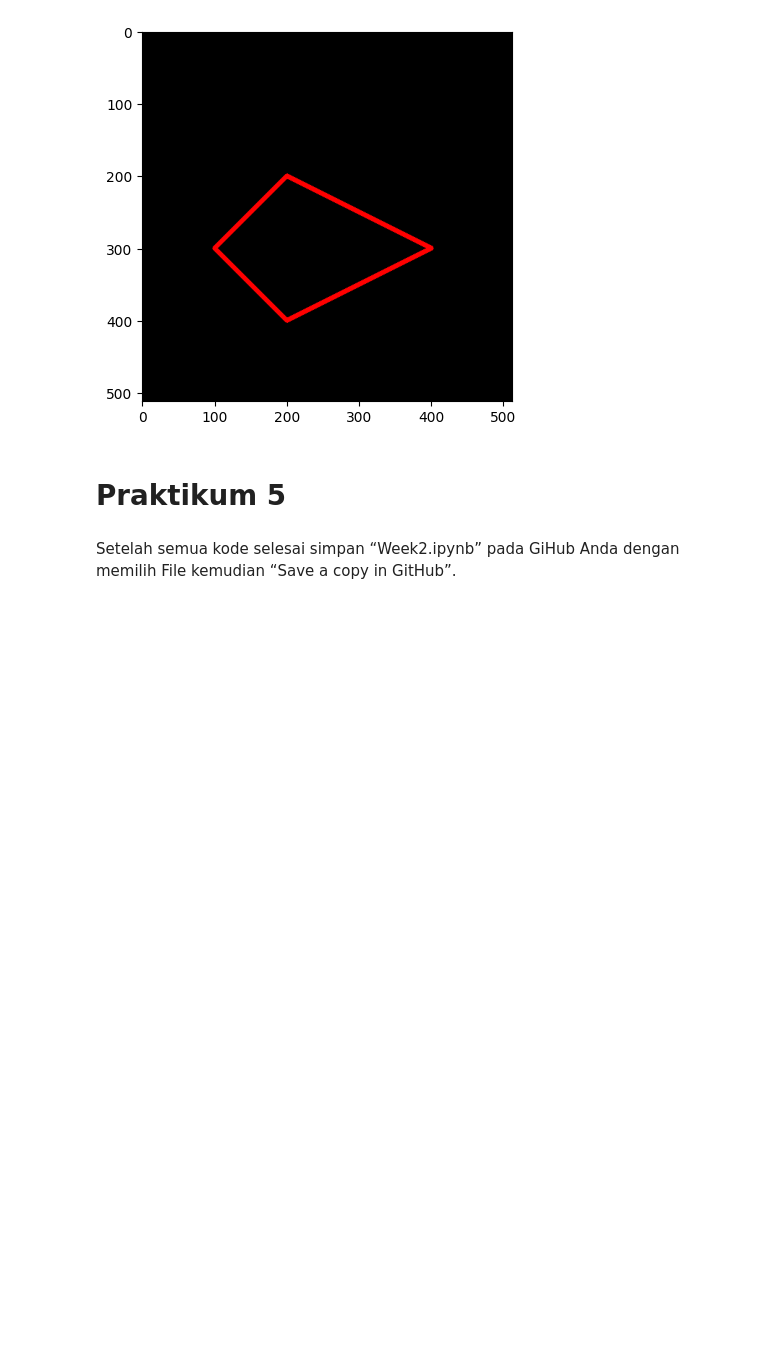
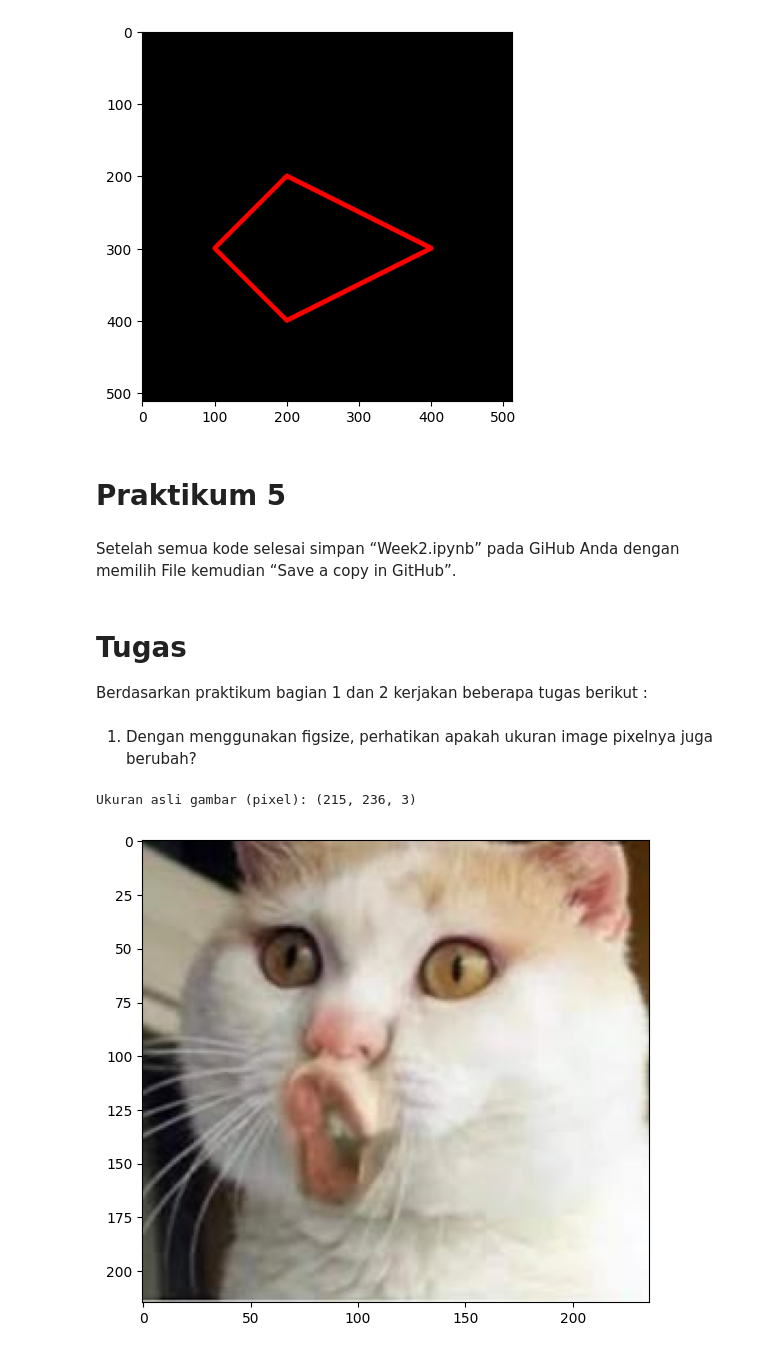
Before and after one commit to akhunzakp/PCVK-2025, a Jupyter notebook: Week2.ipynb, the cells around one changed output. Cells and saved outputs as stored; diff of their text form; code cells hidden in the pictures; blank space fills up the shorter version.

```diff
--- a/Week2.ipynb
+++ b/Week2.ipynb
@@ -200,3 +200,26 @@ plt.imshow(black_img2)
 # %% [markdown]
 Setelah semua kode selesai simpan “Week2.ipynb” pada GiHub Anda dengan memilih
 File kemudian “Save a copy in GitHub”.
+# %% [markdown]
+# **Tugas**
+
+Berdasarkan praktikum bagian 1 dan 2 kerjakan beberapa tugas berikut :
+# %% [markdown]
+1. Dengan menggunakan figsize, perhatikan apakah ukuran image pixelnya juga berubah?
+# %%
+import cv2
+import numpy as np
+import matplotlib.pyplot as plt
+from google.colab.patches import cv2_imshow   # kalau di Google Colab
+
+# --- Membaca gambar kitten01 ---
+img = cv.imread('/content/drive/MyDrive/PCVK/Images/kitten02.jpg')   # pastikan file kitten01.jpg ada di folder kerja
+img_rgb = cv2.cvtColor(img, cv2.COLOR_BGR2RGB)  # ubah ke RGB untuk matplotlib
+
+# 1. Ukuran image dengan figsize (tidak mengubah pixel image, hanya tampilan plot)
+plt.figure(figsize=(12,6))
+plt.imshow(img_rgb)
+print("Ukuran asli gambar (pixel):", img.shape)   # (height, width, channel)
+# %% [output]
+Ukuran asli gambar (pixel): (215, 236, 3)
+[figure, added]
```
Also changed, not shown: parts of 18 cells of this notebook.
